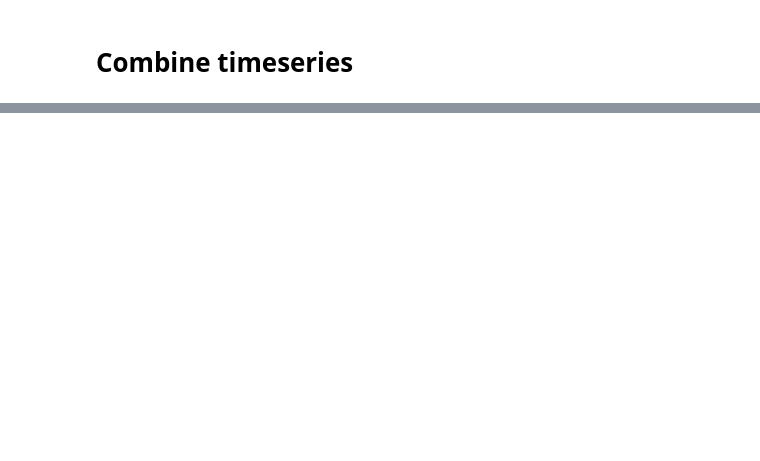
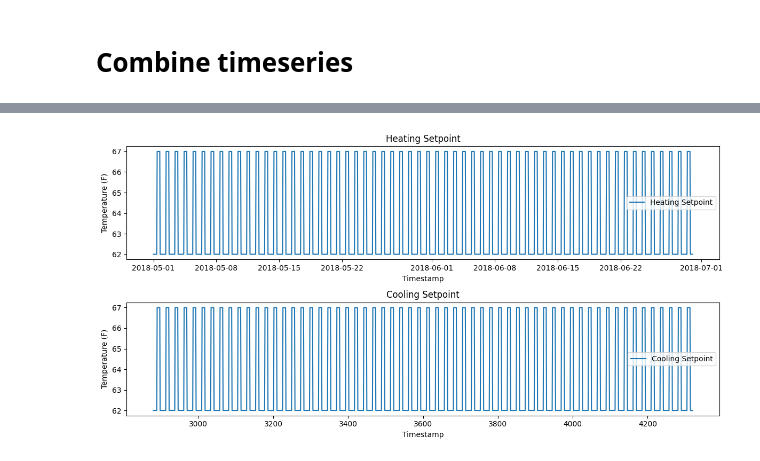
Before and after one commit to adrianlopezlanchares/Space-Conditioning-Electrification, a Jupyter notebook: consumption/data_transforms/data_transform.ipynb, the cells around one changed output, grey strips where cells are left out. Saved outputs shown, nothing was run; the diff lists cells and outputs as text; code cells hidden in the pictures; blank space fills up the shorter version.

Commit message:
correct timeseries combine

```diff
--- a/consumption/data_transforms/data_transform.ipynb
+++ b/consumption/data_transforms/data_transform.ipynb
@@ -106,10 +106,12 @@ def generate_building_setpoint_timeseries(mode: str, building_id: int, building_
 
     return timeseries
 # %%
-full_heating_timeseries_dataset = [None for _ in range(len(heating_data))]
+full_heating_timeseries_dataset = {}
 for i in range(len(heating_data)):
     print(f"Processing building {i}/{len(heating_data)}           ", end="\r")
-    full_heating_timeseries_dataset[i] = generate_building_setpoint_timeseries("heating", heating_data.index[i], heating_data)
+    building_timeseries = generate_building_setpoint_timeseries("heating", heating_data.index[i], heating_data)
+    building_timeseries.set_index("timestamp", inplace=True)
+    full_heating_timeseries_dataset[heating_data.index[i]] = building_timeseries
 # %% [output]
 Processing building 11706/11707
 # %% [markdown]
@@ -124,8 +126,10 @@ col_list = [
 
 cooling_data = building_data[col_list]
 # %%
-full_cooling_timeseries_dataset = [None for _ in range(len(cooling_data))]
+full_cooling_timeseries_dataset = {}
 for i in range(len(cooling_data)):
     print(f"Processing building {i}/{len(cooling_data)}           ", end="\r")
-    full_cooling_timeseries_dataset[i] = generate_building_setpoint_timeseries("cooling", cooling_data.index[i], cooling_data)
+    building_timeseries = generate_building_setpoint_timeseries("cooling", cooling_data.index[i], cooling_data)
+    building_timeseries.set_index("timestamp", inplace=True)
+    full_cooling_timeseries_dataset[cooling_data.index[i]] = building_timeseries
 # %% [output]
@@ -150,0 +140,3 @@ Name: count, dtype: int64
+# %%
+heating_1 = full_heating_timeseries_dataset[6]
+cooling_1 = full_cooling_timeseries_dataset[6]
@@ -150,0 +185,26 @@ Name: count, dtype: int64
+# %%
+fig = plt.figure(figsize=(12, 6))
+ax1 = fig.add_subplot(211)
+ax2 = fig.add_subplot(212)
+
+start_date = "2018-05-01"
+end_date = "2018-06-30"
+mask = (heating_1.index >= start_date) & (heating_1.index <= end_date)
+
+ax1.plot(heating_1.index[mask], heating_1["setpoint"][mask], label="Heating Setpoint")
+ax1.set_title("Heating Setpoint")
+
+ax2.plot(cooling_1.index[mask], cooling_1["setpoint"][mask], label="Cooling Setpoint")
+ax2.set_title("Cooling Setpoint")
+
+ax1.set_xlabel("Timestamp")
+ax2.set_xlabel("Timestamp")
+ax1.set_ylabel("Temperature (F)")
+ax2.set_ylabel("Temperature (F)")
+ax1.legend()
+ax2.legend()
+
+plt.tight_layout()
+plt.show()
+# %% [output]
+[figure, added]
```
Also changed, not shown: parts of 7 cells of this notebook.
